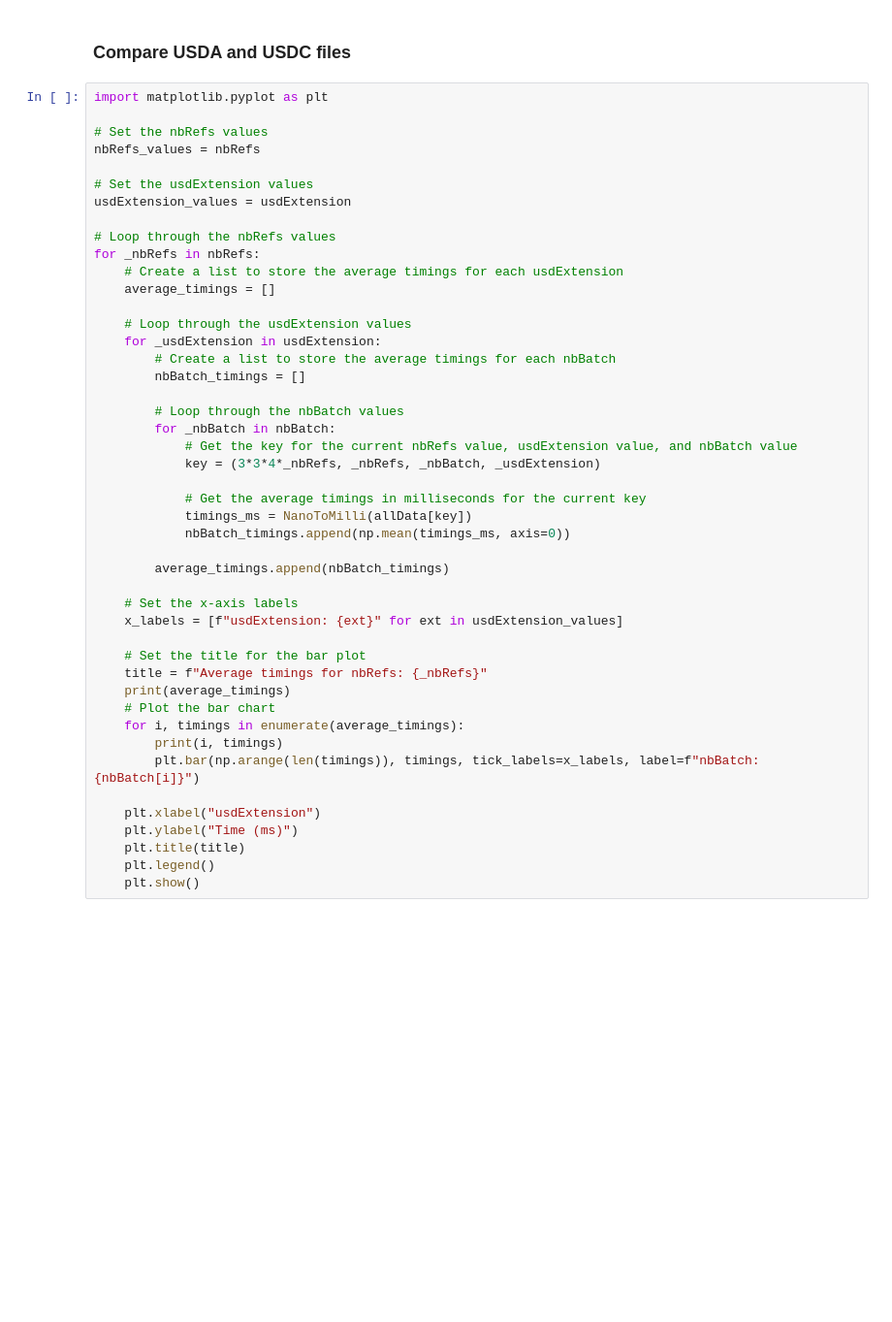
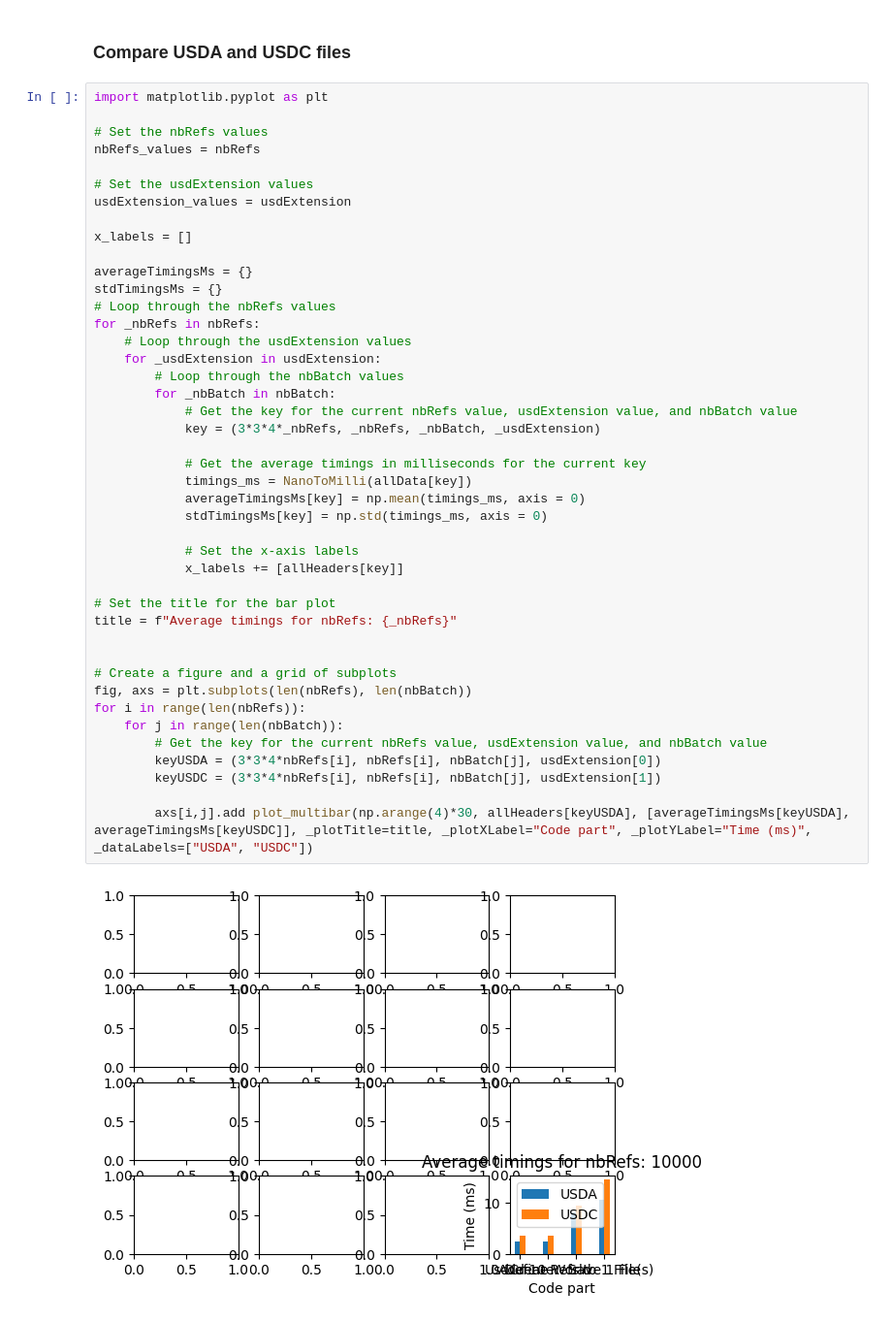
Before and after one commit to LittleCoinCoin/ProfilingOpenUSD, a Jupyter notebook: Python/RuntimeResultsViz.ipynb, the cells around one changed output. Shown: that part at 97% size. Saved outputs shown, nothing was run; the diff lists cells and outputs as text; blank space fills up the shorter version.

Commit message:
[WIP] Profiling code parts 2

```diff
--- a/Python/RuntimeResultsViz.ipynb
+++ b/Python/RuntimeResultsViz.ipynb
@@ -82,47 +150,45 @@ Standard Deviation of the times in ms:[1.02052549 1.14549029 1.94084563 2.067164
 # %%
 import matplotlib.pyplot as plt
 
 # Set the nbRefs values
 nbRefs_values = nbRefs
 
 # Set the usdExtension values
 usdExtension_values = usdExtension
 
+x_labels = []
+
+averageTimingsMs = {}
+stdTimingsMs = {}
 # Loop through the nbRefs values
 for _nbRefs in nbRefs:
-    # Create a list to store the average timings for each usdExtension
-    average_timings = []
-
     # Loop through the usdExtension values
     for _usdExtension in usdExtension:
-        # Create a list to store the average timings for each nbBatch
-        nbBatch_timings = []
-
         # Loop through the nbBatch values
         for _nbBatch in nbBatch:
             # Get the key for the current nbRefs value, usdExtension value, and nbBatch value
             key = (3*3*4*_nbRefs, _nbRefs, _nbBatch, _usdExtension)
 
             # Get the average timings in milliseconds for the current key
             timings_ms = NanoToMilli(allData[key])
-            nbBatch_timings.append(np.mean(timings_ms, axis=0))
+            averageTimingsMs[key] = np.mean(timings_ms, axis = 0)
+            stdTimingsMs[key] = np.std(timings_ms, axis = 0)
 
-        average_timings.append(nbBatch_timings)
+            # Set the x-axis labels
+            x_labels += [allHeaders[key]]
 
-    # Set the x-axis labels
-    x_labels = [f"usdExtension: {ext}" for ext in usdExtension_values]
+# Set the title for the bar plot
+title = f"Average timings for nbRefs: {_nbRefs}"
 
-    # Set the title for the bar plot
-    title = f"Average timings for nbRefs: {_nbRefs}"
-    print(average_timings)
-    # Plot the bar chart
-    for i, timings in enumerate(average_timings):
-        print(i, timings)
-        plt.bar(np.arange(len(timings)), timings, tick_labels=x_labels, label=f"nbBatch: {nbBatch[i]}")
 
-    plt.xlabel("usdExtension")
-    plt.ylabel("Time (ms)")
-    plt.title(title)
-    plt.legend()
-    plt.show()
+# Create a figure and a grid of subplots
+fig, axs = plt.subplots(len(nbRefs), len(nbBatch))
+for i in range(len(nbRefs)):
+    for j in range(len(nbBatch)):
+        # Get the key for the current nbRefs value, usdExtension value, and nbBatch value
+        keyUSDA = (3*3*4*nbRefs[i], nbRefs[i], nbBatch[j], usdExtension[0])
+        keyUSDC = (3*3*4*nbRefs[i], nbRefs[i], nbBatch[j], usdExtension[1])
+
+        axs[i,j].add plot_multibar(np.arange(4)*30, allHeaders[keyUSDA], [averageTimingsMs[keyUSDA], averageTimingsMs[keyUSDC]], _plotTitle=title, _plotXLabel="Code part", _plotYLabel="Time (ms)", _dataLabels=["USDA", "USDC"])
 # %% [output]
+[figure, new version]
```
Also changed, not shown: parts of 5 cells of this notebook.
